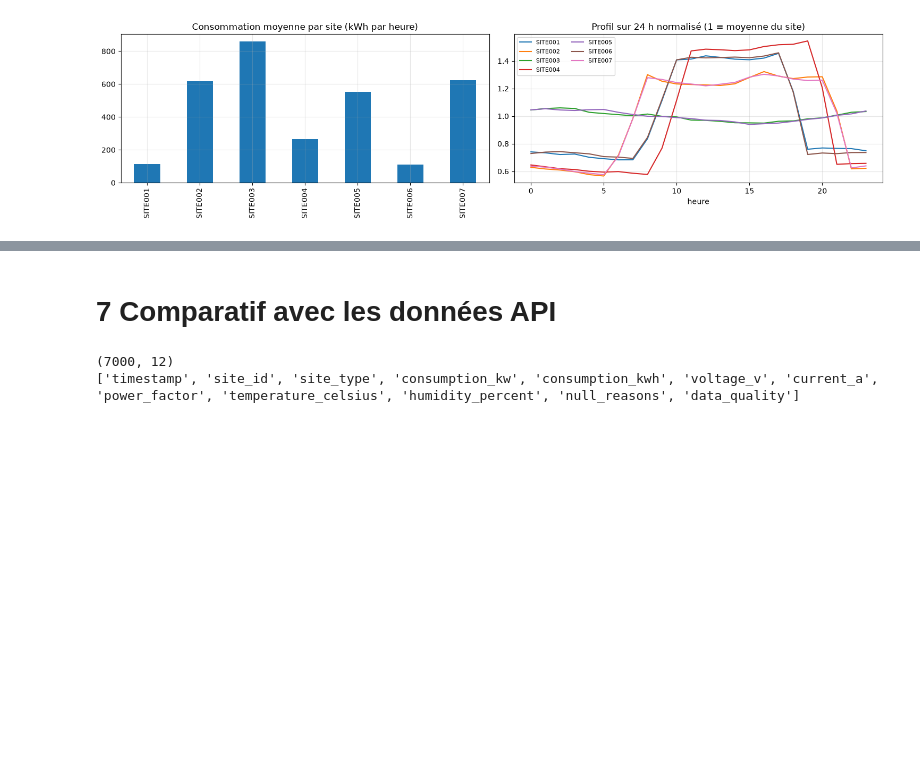
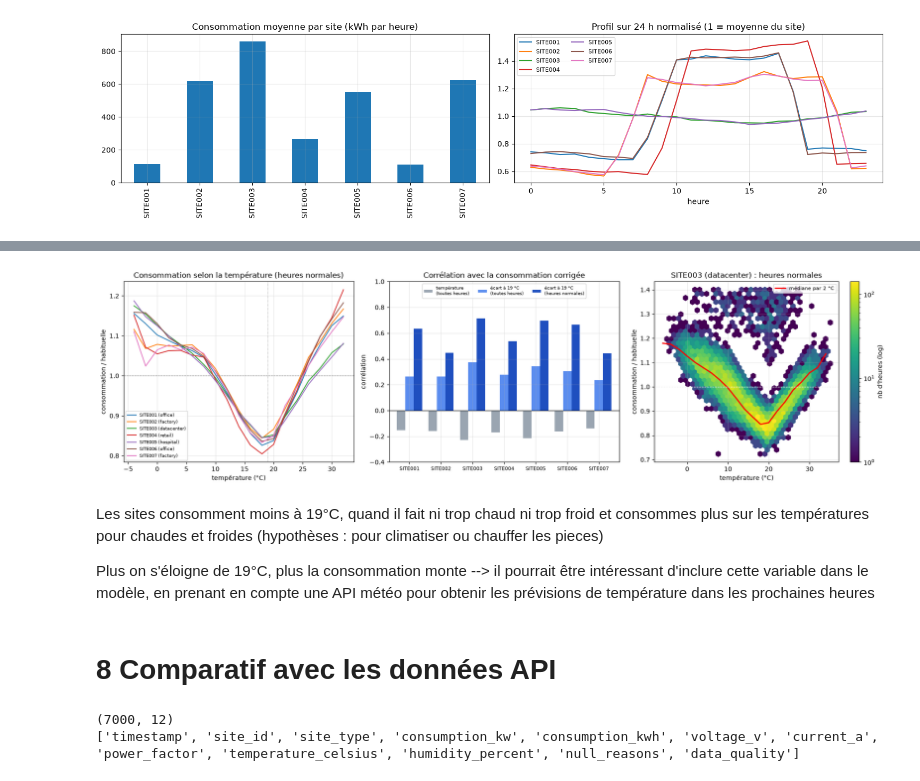
Before and after one commit to EADL-projet-piscine/smart_energy_optimizer, a Jupyter notebook: ml/notebooks/exploration_csv_data.ipynb, the cells around one changed output, grey strips where cells are left out. Saved outputs shown, nothing was run; the diff lists cells and outputs as text; code cells hidden in the pictures; blank space fills up the shorter version.

Commit message:
34 MBO : update exploration csv data
ajout d'un comparatif avec la température

```diff
--- a/ml/notebooks/exploration_csv_data.ipynb
+++ b/ml/notebooks/exploration_csv_data.ipynb
@@ -410,5 +444,61 @@ plt.show()
+# %%
+# --- Météo et consommation : les graphiques (CSV, 7 sites) --------------------
+habituel = df.groupby(["site_id", "day_of_week", "hour"])["consumption_kwh"].transform("mean")
+c = df.assign(
+    conso_corrigee=df["consumption_kwh"] / habituel,
+    ecart_confort=(df["temperature_celsius"] - 19).abs(),
+).dropna(subset=["consumption_kwh", "temperature_celsius"])
+normales = c[(c["conso_corrigee"] > 0.6) & (c["conso_corrigee"] < 1.4)]      # sans pannes ni pics
+fiche = df.groupby("site_id")["site_type"].first()
+
+fig, axes = plt.subplots(1, 3, figsize=(18, 5))
+
+# 1. La courbe en U : médiane par tranche de 2 °C, heures normales, 7 sites
+ax = axes[0]
+for site, g in normales.groupby("site_id"):
+    t = g.groupby((g["temperature_celsius"] // 2) * 2)["conso_corrigee"].agg(["median", "size"])
+    t = t[t["size"] >= 30]
+    ax.plot(t.index, t["median"], lw=1.4, label=f"{site} ({fiche[site]})")
+ax.axhline(1, color="gray", ls="--", lw=0.8)
+ax.axvline(19, color="gray", ls=":", lw=0.8)
+ax.set(title="Consommation selon la température (heures normales)",
+       xlabel="température (°C)", ylabel="consommation / habituelle")
+ax.legend(fontsize=7)
+
+# 2. Corrélation : la droite (température) contre le U (écart à 19 °C)
+ax = axes[1]
+res = pd.DataFrame({
+    "température\n(toutes heures)": c.groupby("site_id").apply(lambda g: g["conso_corrigee"].corr(g["temperature_celsius"])),
+    "écart à 19 °C\n(toutes heures)": c.groupby("site_id").apply(lambda g: g["conso_corrigee"].corr(g["ecart_confort"])),
+    "écart à 19 °C\n(heures normales)": normales.groupby("site_id").apply(lambda g: g["conso_corrigee"].corr(g["ecart_confort"])),
+})
+res.plot.bar(ax=ax, width=0.8, color=["#9aa5b1", "#5b8def", "#1f4fbf"])
+ax.axhline(0, color="black", lw=0.8)
+ax.set(title="Corrélation avec la consommation corrigée", xlabel="", ylabel="corrélation", ylim=(-0.4, 1.0))
+ax.tick_params(axis="x", rotation=0, labelsize=8)
+ax.legend(fontsize=7, ncol=3, loc="upper center")
+
+# 3. Même chose en nuage de points pour un site (le U se voit directement)
+ax = axes[2]
+g = normales[normales["site_id"] == "SITE003"]
+hb = ax.hexbin(g["temperature_celsius"], g["conso_corrigee"], gridsize=35, cmap="viridis", mincnt=1, bins="log")
+tr = g.groupby((g["temperature_celsius"] // 2) * 2)["conso_corrigee"].median()
+ax.plot(tr.index, tr.values, color="red", lw=2, label="médiane par 2 °C")
+ax.axhline(1, color="white", ls="--", lw=0.8)
+ax.set(title=f"SITE003 ({fiche['SITE003']}) : heures normales",
+       xlabel="température (°C)", ylabel="consommation / habituelle")
+ax.legend(fontsize=8)
+fig.colorbar(hb, ax=ax, label="nb d'heures (log)")
+
+plt.tight_layout(); plt.show()
+# %% [output]
+[figure, added]
+# %% [markdown]
+Les sites consomment moins à 19°C, quand il fait ni trop chaud ni trop froid et consommes plus sur les températures pour chaudes et froides (hypothèses : pour climatiser ou chauffer les pieces)
+
+Plus on s'éloigne de 19°C, plus la consommation monte --> il pourrait être intéressant d'inclure cette variable dans le modèle, en prenant en compte une API météo pour obtenir les prévisions de température dans les prochaines heures
 # %% [markdown]
-# 7 Comparatif avec les données API
+# 8 Comparatif avec les données API
 # %%
 # --- Corrélations sur les données de l'API (/readings) ------------------------
 import os, httpx
```
Also changed, not shown: parts of 2 cells of this notebook.
